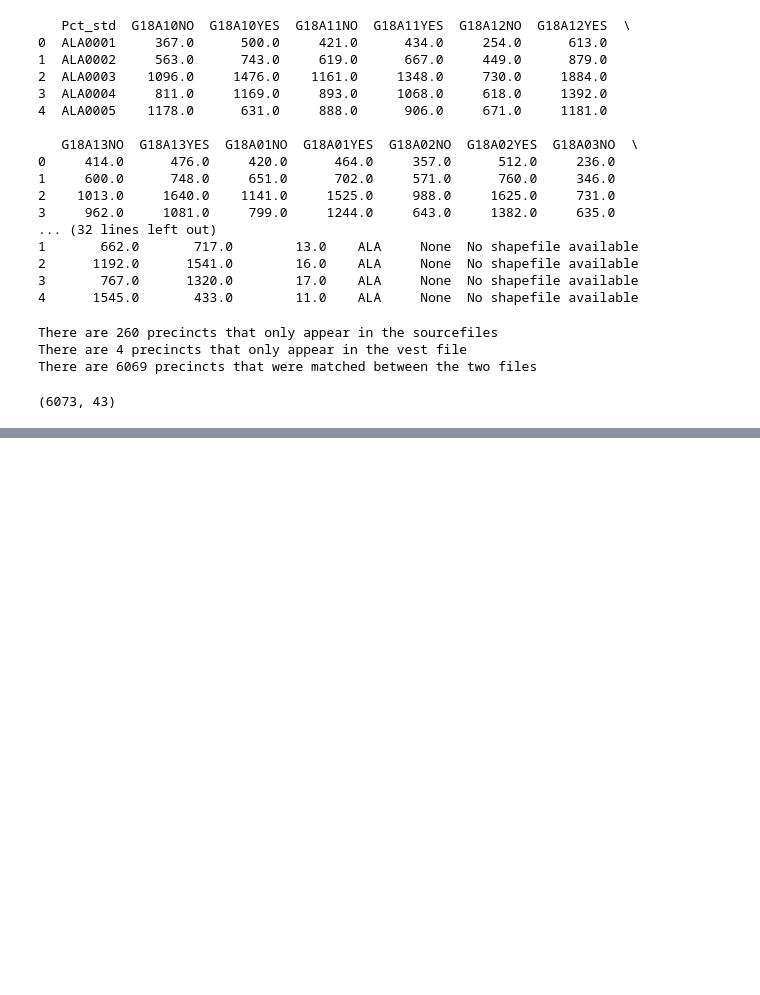
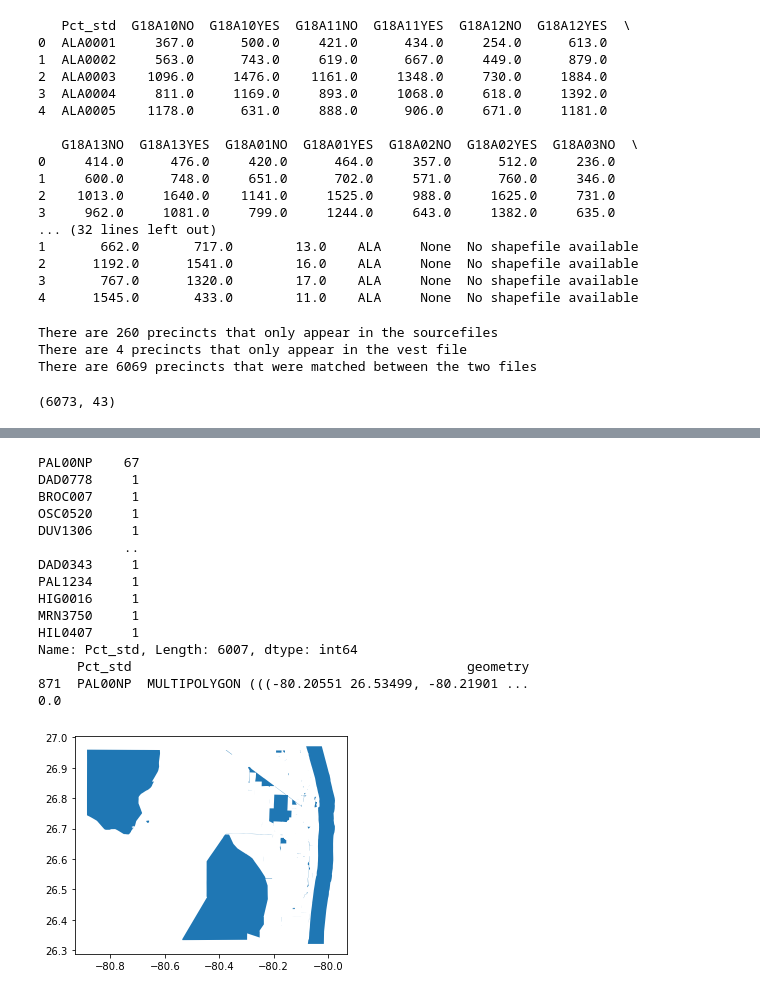
Before and after one commit to nonpartisan-redistricting-datahub/pdv-fl, a Jupyter notebook: VEST_FL_18_replication.ipynb, the cells around one changed output, grey strips where cells are left out. Drawn from its saved outputs; the diff is of its cells as text; code cells hidden in the pictures; blank space fills up the shorter version.

```diff
--- a/VEST_FL_18_replication.ipynb
+++ b/VEST_FL_18_replication.ipynb
@@ -119,0 +75,3 @@ print(frame.head())
+# %%
+#This Data is from the FL department of state, and can only be downloaded county by county
+all_files = os.listdir("./raw-from-source/precinctlevelelectionresults2018gen")
@@ -1138,0 +1131,34 @@ print(matched_data[matched_data["Pct_std"]=="DAD0011"])
+# %%
+#Print out all the "PAL00NP" unique IDs
+#print(merged_data_everything[(merged_data_everything["main_merge"]=="both") & (merged_data_everything["_merge"]=="right_only") & (merged_data_everything["Pct_std"]=="PAL00NP")].head())
+
+#Show there are 67 "PAL00NP" in the VEST file
+print(vest_fl["Pct_std"].value_counts())
+
+#Confirm there is only one "PAL00NP" from the sourcefiles
+print(shapefiles_palm[shapefiles_palm["Pct_std"]=="PAL00NP"])
+
+#Plot all of these using the VEST geometry
+#Comparing to map, looks like these are uninhabited areas
+vest_pal00np_check = gp.GeoDataFrame(merged_data_everything[(merged_data_everything["main_merge"]=="both") & (merged_data_everything["_merge"]=="right_only") & (merged_data_everything["Pct_std"]=="PAL00NP")], geometry='geometry_y')
+vest_pal00np_check.plot()
+
+#Confirm that these precincts are don't have votes in the VEST file
+print(sum(merged_data_everything[(merged_data_everything["main_merge"]=="both") & (merged_data_everything["_merge"]=="right_only") & (merged_data_everything["Pct_std"]=="PAL00NP")]['G18USSDNEL_y']))
+# %% [output]
+PAL00NP    67
+DAD0778     1
+BROC007     1
+OSC0520     1
+DUV1306     1
+           ..
+DAD0343     1
+PAL1234     1
+HIG0016     1
+MRN3750     1
+HIL0407     1
+Name: Pct_std, Length: 6007, dtype: int64
+     Pct_std                                           geometry
+871  PAL00NP  MULTIPOLYGON (((-80.20551 26.53499, -80.21901 ...
+0.0
+[figure, added]
```
Also changed, not shown: parts of 85 cells of this notebook.
